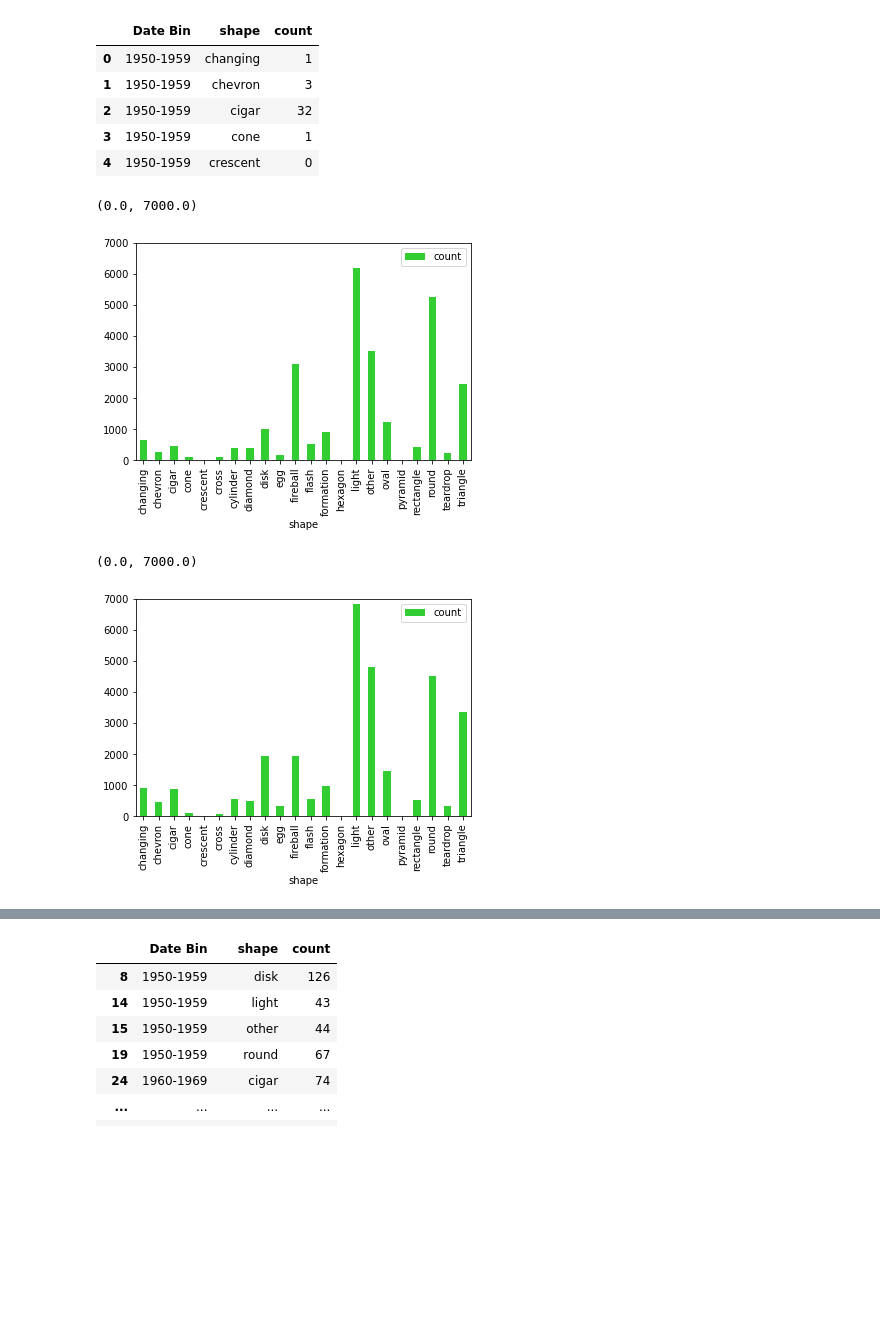
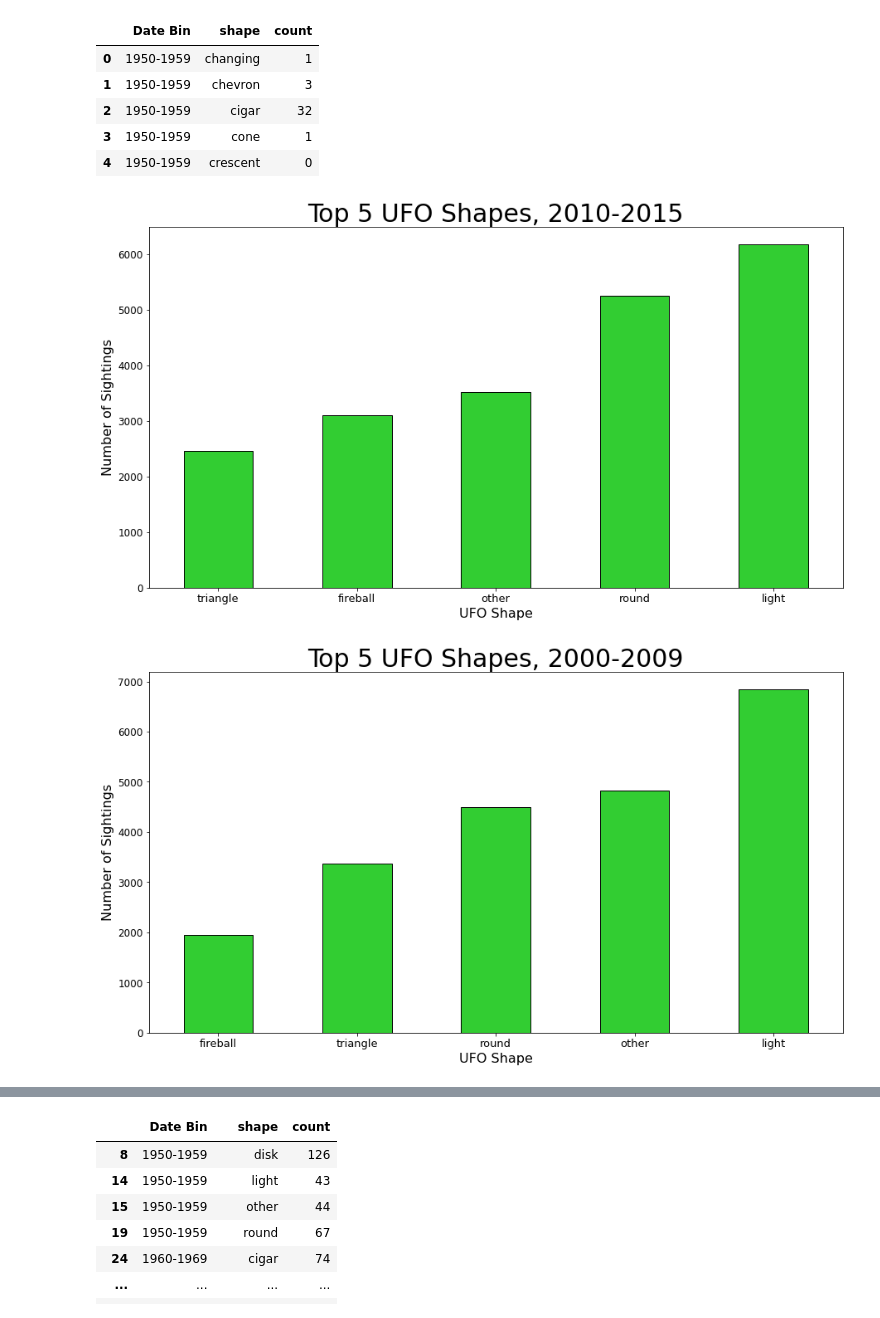
Before and after one commit to pha-drus/Project-1, a Jupyter notebook: UFO_rick.ipynb, the cells around one changed output, grey strips where cells are left out. Saved outputs shown, nothing was run; the diff lists cells and outputs as text; code cells hidden in the pictures; blank space fills up the shorter version.

```diff
--- a/UFO_rick.ipynb
+++ b/UFO_rick.ipynb
@@ -172,7 +172,7 @@ ufo_df['shape'] = ufo_df['shape'].replace(
     {'unknown': 'other', 'changed': 'changing', 'flare': 'fireball', 'delta': 'triangle', 'sphere': 'round', 'circle': 'round'})
 # %%
 ufo_df['year'] = pd.DatetimeIndex(ufo_df['datetime64']).year
-ufo_df['month'] = pd.DatetimeIndex(ufo_df['datetime64']).month
+ufo_df['month'] = pd.DatetimeIndex(ufo_df['datetime64']).month_name()
 ufo_df['day'] = pd.DatetimeIndex(ufo_df['datetime64']).day
 ufo_df['weekday'] = pd.DatetimeIndex(ufo_df['datetime64']).day_name()
 ufo_df.head()
@@ -324,23 +324,29 @@ date_region.head()
 | 3 | 1950-1959 | cone | 1 |
 | 4 | 1950-1959 | crescent | 0 |
 # %%
-ten_df = date_region.loc[date_region['Date Bin'] == '2010-2015'].set_index('shape')
-ten_df.plot(kind = "bar",color="limegreen")
-axes = plt.gca()
-axes.set_ylim([0,7000])
+ten_df = date_region.loc[date_region['Date Bin'] == '2010-2015'].set_index('shape').sort_values(by = ['count'], ascending = False).head(5).sort_values(by = ['count'], ascending = True)
+ten_df.plot(kind = "bar",color="limegreen",ec="black",figsize=(15,8),legend=False)
+plt.xticks(size=13, rotation=0)
+plt.yticks(size=12)
+plt.ylabel("Number of Sightings", size=16)
+plt.xlabel("UFO Shape", size=16)
+plt.title("Top 5 UFO Shapes, 2010-2015", size=30)
+plt.show()
 # %% [output]
-(0.0, 7000.0)
-[figure, old version]
+[figure, new version]
 # %%
 #labels = ['1950-1959', '1960-1969', '1970-1979', '1980-1989','1990-1999','2000-2009','2010-2015']
 
-os_df = date_region.loc[date_region['Date Bin'] == '2000-2009'].set_index('shape')
-os_df.plot(kind = "bar",color="limegreen")
-axes = plt.gca()
-axes.set_ylim([0,7000])
+os_df = date_region.loc[date_region['Date Bin'] == '2000-2009'].set_index('shape').sort_values(by = ['count'], ascending = False).head(5).sort_values(by = ['count'], ascending = True)
+os_df.plot(kind = "bar",color="limegreen",ec="black",figsize=(15,8),legend=False)
+plt.xticks(size=13, rotation=0)
+plt.yticks(size=12)
+plt.ylabel("Number of Sightings", size=16)
+plt.xlabel("UFO Shape", size=16)
+plt.title("Top 5 UFO Shapes, 2000-2009", size=30)
+plt.show()
 # %% [output]
-(0.0, 7000.0)
-[figure, old version]
+[figure, new version]
 # %%
 #labels = ['1950-1959', '1960-1969', '1970-1979', '1980-1989','1990-1999','2000-2009','2010-2015']
 
```
Also changed, not shown: parts of 11 cells of this notebook.
